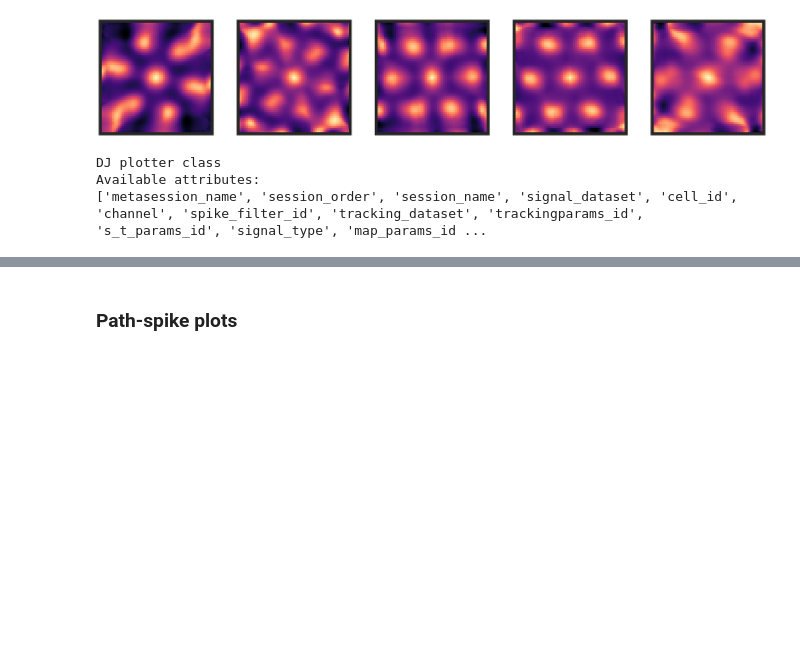
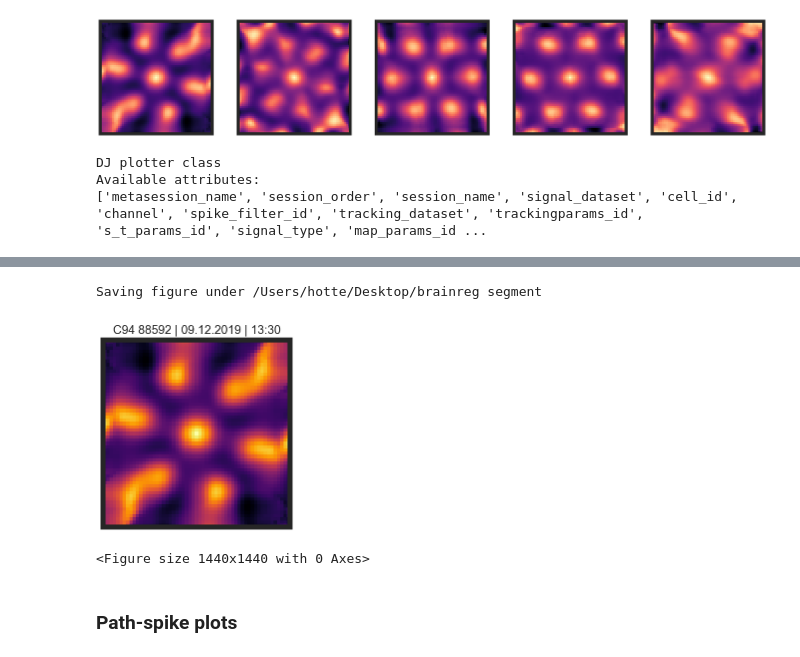
Before and after one commit to horsto/dj-imaging-plotter, a Jupyter notebook: notebooks/Plotting class for datajoint.ipynb, the cells around one changed output, grey strips where cells are left out. Cells and saved outputs as stored; diff of their text form; code cells hidden in the pictures; blank space fills up the shorter version.

```diff
--- a/notebooks/Plotting class for datajoint.ipynb
+++ b/notebooks/Plotting class for datajoint.ipynb
@@ -75,3 +87,9 @@ Available attributes:
+# %%
+plot.autocorr(hash_or_animal='animal', cue_card_pos='west', cmap='inferno')
+# %% [output]
+Saving figure under /Users/hotte/Desktop/brainreg segment
+[figure, added]
+<Figure size 1440x1440 with 0 Axes>
 # %% [markdown]
 ### Path-spike plots
 # %%
```
Also changed, not shown: parts of 5 cells of this notebook.
